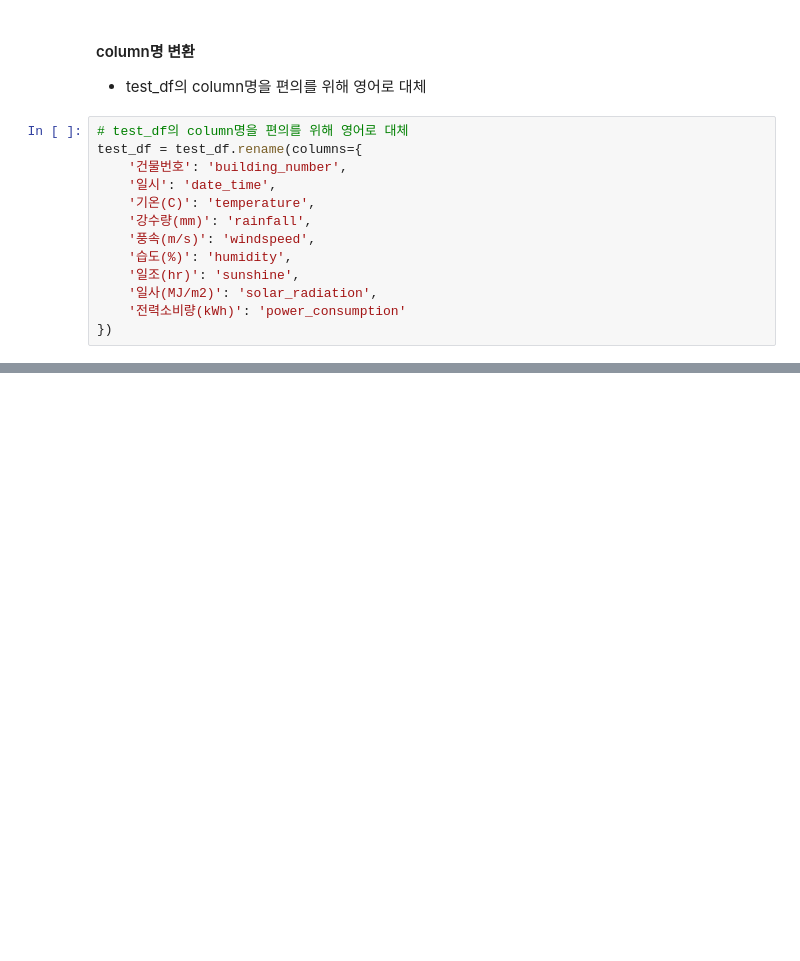
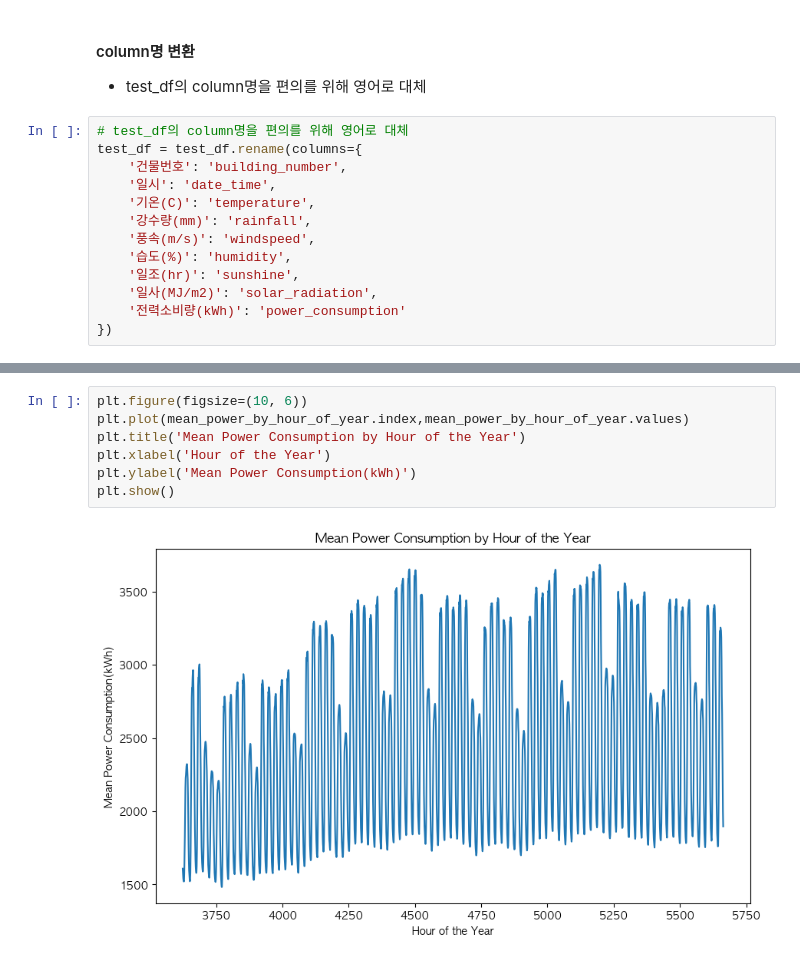
Before and after one commit to zivary/ABBA_test, a Jupyter notebook: ABBA_test-main/ABBA_test_2.ipynb, the cells around one changed output, grey strips where cells are left out. Saved outputs shown, nothing was run; the diff lists cells and outputs as text; blank space fills up the shorter version.

```diff
--- a/ABBA_test-main/ABBA_test_2.ipynb
+++ b/ABBA_test-main/ABBA_test_2.ipynb
@@ -267,0 +420,9 @@ test_df
+# %%
+plt.figure(figsize=(10, 6))
+plt.plot(mean_power_by_hour_of_year.index,mean_power_by_hour_of_year.values)
+plt.title('Mean Power Consumption by Hour of the Year')
+plt.xlabel('Hour of the Year')
+plt.ylabel('Mean Power Consumption(kWh)')
+plt.show()
+# %% [output]
+[figure, added]
```
Also changed, not shown: parts of 17 cells of this notebook.
